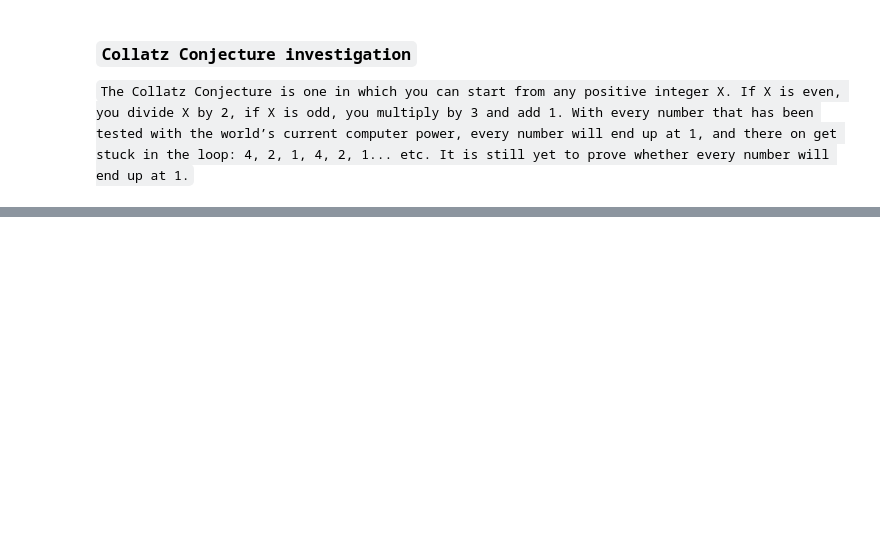
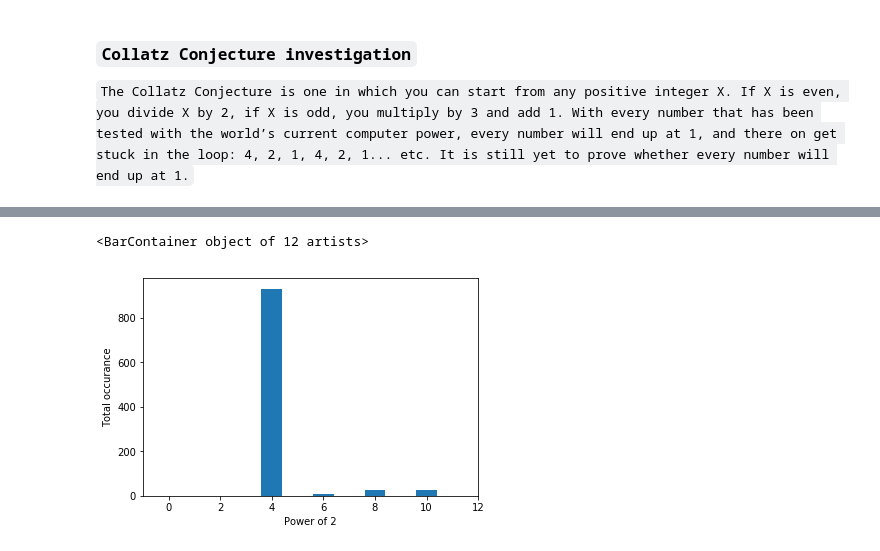
Before and after one commit to rebeccaksulisufi/collatz-conjecture, a Jupyter notebook: new-collatz.ipynb, the cells around one changed output, grey strips where cells are left out. Drawn from its saved outputs; the diff is of its cells as text; code cells hidden in the pictures; blank space fills up the shorter version.

```diff
--- a/new-collatz.ipynb
+++ b/new-collatz.ipynb
@@ -68,0 +93,8 @@ print(b)
+# %%
+listname2=[]
+for i in range(0,49):
+    temp=[]
+    temp.append(x2[i])
+    temp.append(y2[i])
+    listname2.append(temp)
+print(listname2)
@@ -68,0 +121,29 @@ print(b)
+# %%
+# List used ot plot a bar chart
+usefulListOfNumbers=[0,1,2,3,4,5,6,7,8,9,10,11]
+
+#Empty list will keep tally of how many times each power of 2 appears first in a Collatz Series
+tallyList=[]
+
+# Working with powers of 2 up to 15 including 0 so we need 16 0s in a list to increment each time
+# it appears first in a Collatz Series
+for i in range(0,12):
+    tallyList.append(0)
+# %%
+def createPowersOfTwoList(): # Function will create a list containing all the powers of 2 up to 2^15
+    powersOfTwo=[] # Initialising list
+    for i in range(0,12): # For loop will repeat 16 times adding each power of 2 to a list
+        powersOfTwo.append(2**i)
+    return powersOfTwo # Returns the list
+powersOfTwo=createPowersOfTwoList() # Calling the function to store the powers of 2 as a list
+# %%
+for i in range(1,1000):
+    # The ranges can be tweaked to run a Collatz sequence for each number between 2 values,
+    # or even add in a step value to test different multiples?
+
+    collatzIterations=collatz(i) # Calling the Collatz function to store the series as a list
+    for x in range(0,len(collatzIterations)): # Starting at index 0, we loop through the list up to the length of the list
+        if collatzIterations[x] in powersOfTwo: # Checks if the Collatz iteration is a power of 2
+            powerOfTwoIndex=int(math.log2(collatzIterations[x])) #Using logarith to determine what power of 2 it is
+            tallyList[powerOfTwoIndex]+=1 # Increments the tally for that power of 2
+            break # Ends the for loop so that we only increment the first appearance of a power of 2, not all of them
@@ -68,0 +167,7 @@ print(b)
+# %%
+plt.xlabel("Power of 2") # Labelling the x axis of the bar chart
+plt.ylabel("Total occurance") # Labelling the y axis of the bar chart
+plt.bar(usefulListOfNumbers,tallyList) # Outputting the bar chart
+# %% [output]
+<BarContainer object of 12 artists>
+[figure, added]
```
Also changed, not shown: parts of 29 cells of this notebook.
